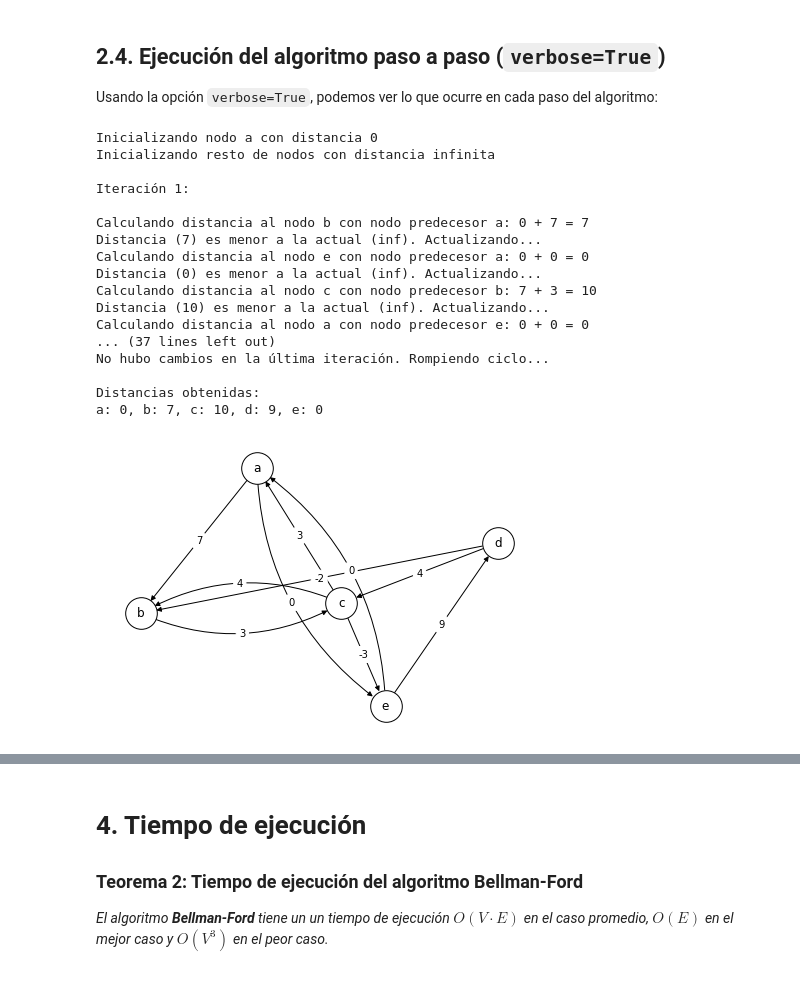
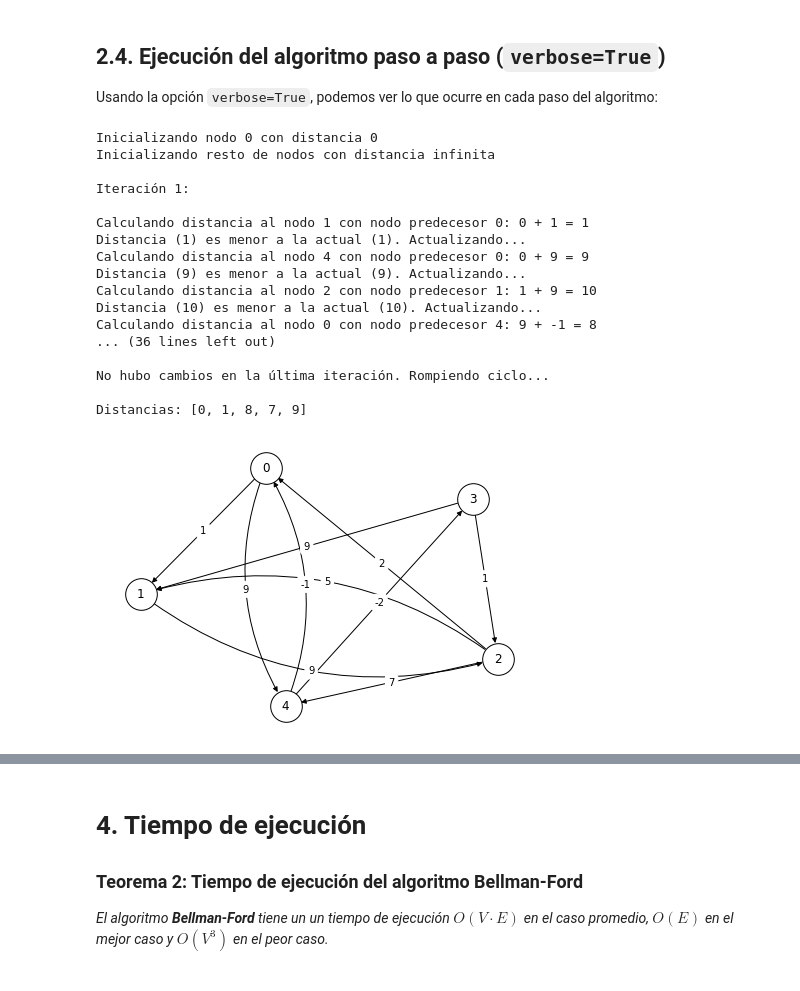
Before and after one commit to OscarRojasG/ADA-Informes, a Jupyter notebook: Informe11-BellmanFord.ipynb, the cells around one changed output, grey strips where cells are left out. Drawn from its saved outputs; the diff is of its cells as text; code cells hidden in the pictures.

```diff
--- a/Informe11-BellmanFord.ipynb
+++ b/Informe11-BellmanFord.ipynb
@@ -85,7 +89,7 @@ import matplotlib.pyplot as plt
 import networkx as nx
 
 def draw_graph(G):
-  pos = nx.spring_layout(G, k=2.5, seed=1)
+  pos = nx.spring_layout(G, k=2.25, seed=1)
   nx.draw(G, pos, node_size=1000, node_color='white', edgecolors='black', edgelist=[])
   nx.draw_networkx_labels(G, pos, font_size=12)
 
@@ -314,29 +387,45 @@ Continuamos iterando hasta completar las $n-1$ iteraciones, o convenientemente h
 ## 2.4. Ejecución del algoritmo paso a paso (`verbose=True`)
 
 Usando la opción `verbose=True`, podemos ver lo que ocurre en cada paso del algoritmo:
+# %%
+import networkx as nx
+import string
+import random
+
+def graph_instance_creator(n, negative_weights):
+  graph = nx.gnp_random_graph(n, 0.45, 1, True)
+  weighted_edges = list()
+
+  if negative_weights: min, max = -3, 9
+  else: min, max = 1, 9
+
+  for e in graph.edges():
+    weight = random.randint(min, max)
+    weighted_edges.append((e[0], e[1], weight))
+
+  return create_graph(weighted_edges)
 # %%
-graph = graph_instance_creator(5)
-distances = bellman_ford(graph, 'a', True)
-draw_graph(graph)
+graph = graph_instance_creator(5, True)
+d = bellman_ford(graph, 0, True, True)
 # %% [output]
-Inicializando nodo a con distancia 0
+Inicializando nodo 0 con distancia 0
 Inicializando resto de nodos con distancia infinita
 
 Iteración 1:
 
-Calculando distancia al nodo b con nodo predecesor a: 0 + 7 = 7
-Distancia (7) es menor a la actual (inf). Actualizando...
-Calculando distancia al nodo e con nodo predecesor a: 0 + 0 = 0
-Distancia (0) es menor a la actual (inf). Actualizando...
-Calculando distancia al nodo c con nodo predecesor b: 7 + 3 = 10
-Distancia (10) es menor a la actual (inf). Actualizando...
-Calculando distancia al nodo a con nodo predecesor e: 0 + 0 = 0
-... (37 lines left out)
+Calculando distancia al nodo 1 con nodo predecesor 0: 0 + 1 = 1
+Distancia (1) es menor a la actual (1). Actualizando...
+Calculando distancia al nodo 4 con nodo predecesor 0: 0 + 9 = 9
+Distancia (9) es menor a la actual (9). Actualizando...
+Calculando distancia al nodo 2 con nodo predecesor 1: 1 + 9 = 10
+Distancia (10) es menor a la actual (10). Actualizando...
+Calculando distancia al nodo 0 con nodo predecesor 4: 9 + -1 = 8
+... (36 lines left out)
+
 No hubo cambios en la última iteración. Rompiendo ciclo...
 
-Distancias obtenidas:
-a: 0, b: 7, c: 10, d: 9, e: 0
+Distancias: [0, 1, 8, 7, 9]
-[figure, old version]
+[figure, new version]
 # %% [markdown]
 # 3. Correctitud
 
```
Also changed, not shown: parts of 10 cells of this notebook.
